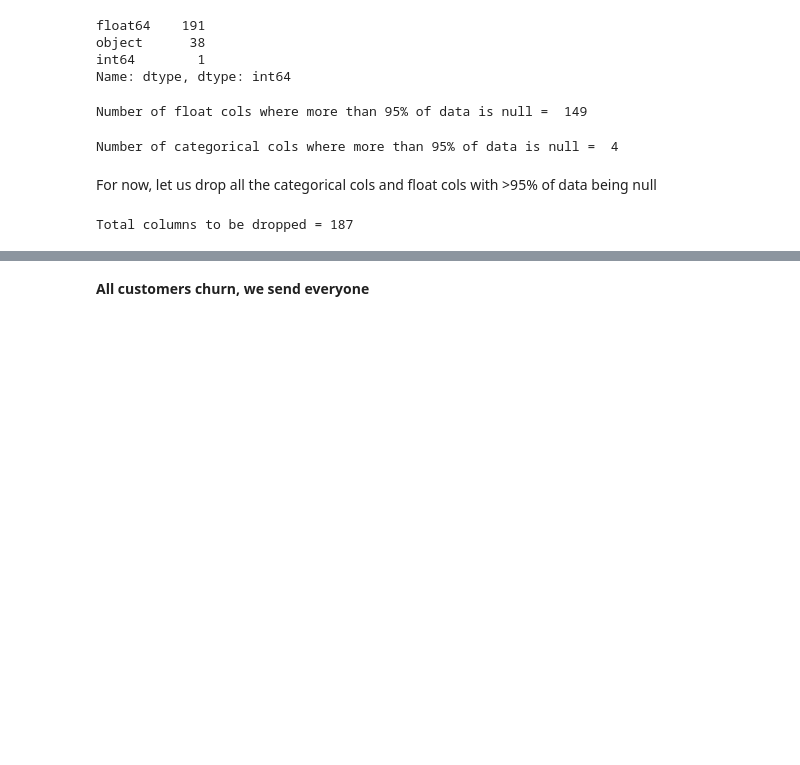
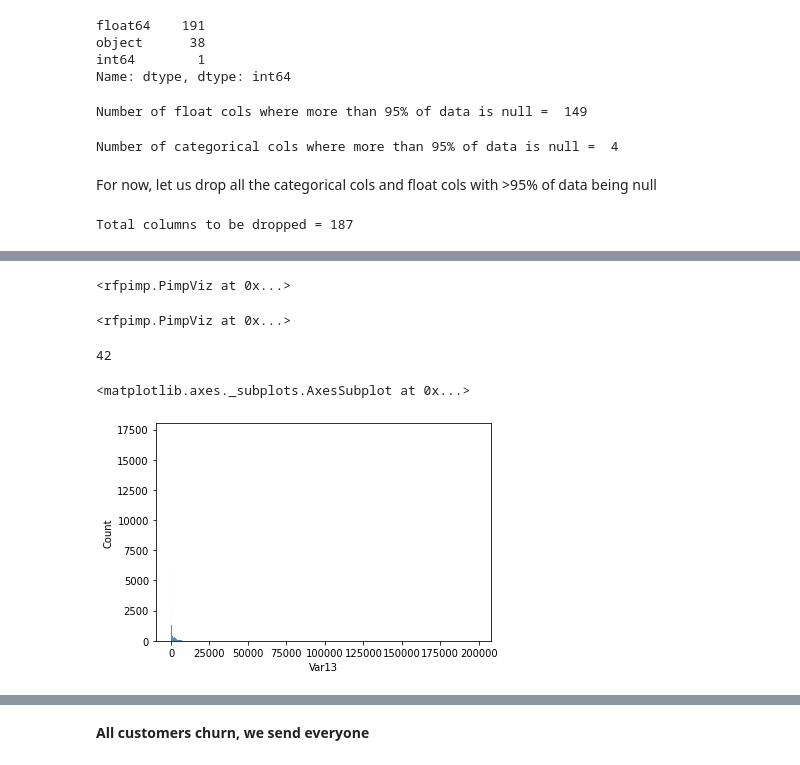
Before and after one commit to akshaypt7/customer_relationship_prediction, a Jupyter notebook: KDD_cup_ada_boosting.ipynb, the cells around one changed output, grey strips where cells are left out. Drawn from its saved outputs; the diff is of its cells as text; code cells hidden in the pictures; blank space fills up the shorter version.

```diff
--- a/KDD_cup_ada_boosting.ipynb
+++ b/KDD_cup_ada_boosting.ipynb
@@ -25,7 +29,7 @@ Mounted at /content/drive
 # %%
 scorer  = {'f2_score': make_scorer(fbeta_score, beta=2)}
 # %%
-df_train = pd.read_csv('/content/drive/MyDrive/ML-2 project/data/orange_small_train.data', sep='\t')
+df_train = pd.read_csv('/content/drive/MyDrive/UnivAI/ML-2 project/data/orange_small_train.data', sep='\t')
 # %%
 df_train.shape
 # %% [output]
@@ -206,0 +231,22 @@ df_train_kdd.head()
+# %%
+viz = plot_corr_heatmap(df_train_kdd, figsize=(13, 13))
+viz
+# %% [output]
+<rfpimp.PimpViz at 0x...>
+# %%
+high_corr_cols = ['Var21', 'Var143', 'Var173']
+df_train_kdd.drop(high_corr_cols, axis=1, inplace=True)
+# %%
+viz = plot_corr_heatmap(df_train_kdd, figsize=(13, 13))
+viz
+# %% [output]
+<rfpimp.PimpViz at 0x...>
+# %%
+len(df_train_kdd[df_train_kdd['Var13'] > 30000])
+# %% [output]
+42
+# %%
+sns.histplot(df_train_kdd['Var13'])
+# %% [output]
+<matplotlib.axes._subplots.AxesSubplot at 0x...>
+[figure, added]
```
Also changed, not shown: parts of 28 cells of this notebook.
